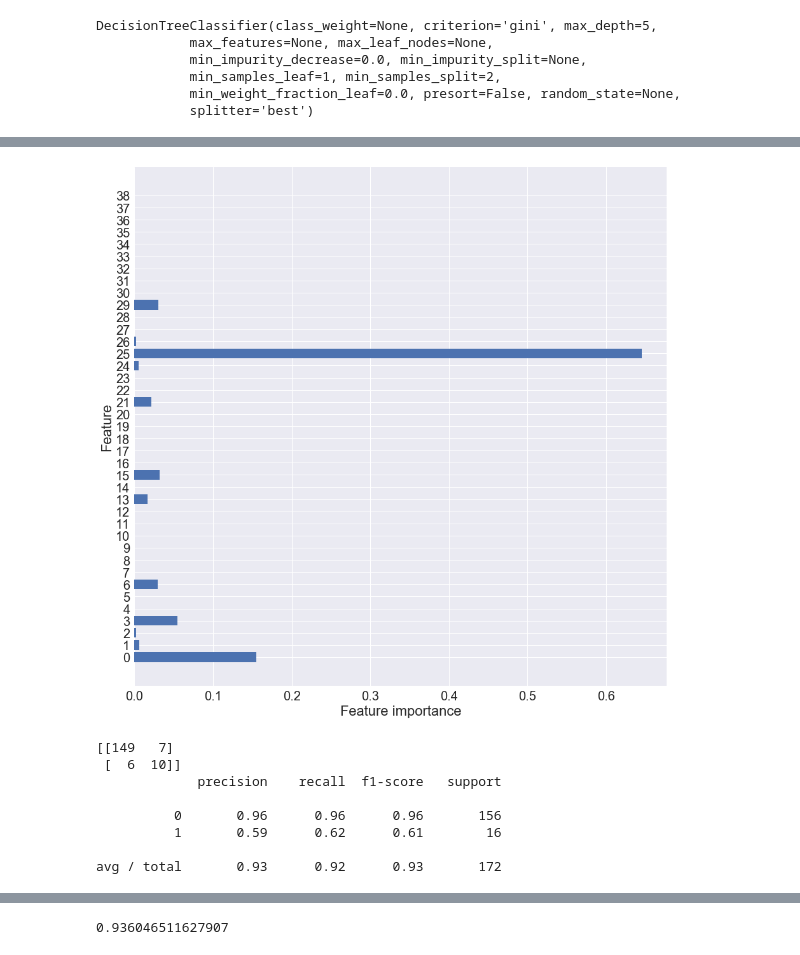
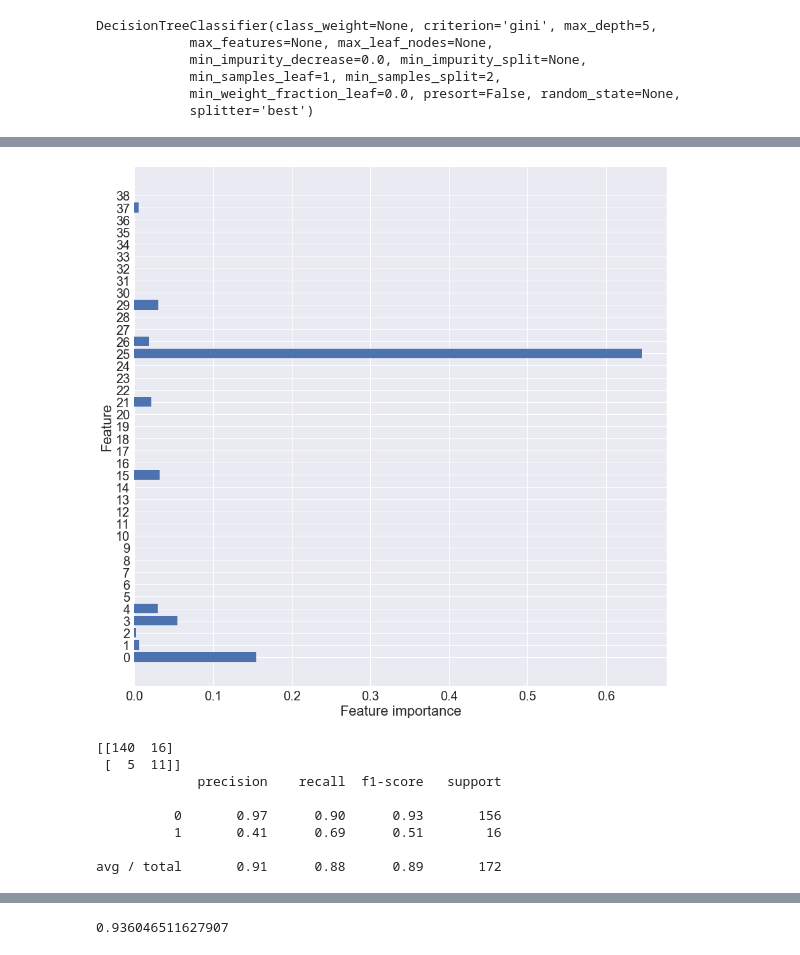
Before and after one commit to giorosati/dsc-3-final-project-online-ds-pt-100118, a Jupyter notebook: student.ipynb, the cells around one changed output, grey strips where cells are left out. Drawn from its saved outputs; the diff is of its cells as text; code cells hidden in the pictures.

Commit message:
standardize before train/test split

```diff
--- a/student.ipynb
+++ b/student.ipynb
@@ -764,11 +777,7 @@ Name: Biopsy, dtype: int64
 # %%
 # standardize the continuous factors
 
-from sklearn import preprocessing
 minmax_scale = preprocessing.MinMaxScaler(feature_range=(0, 1))
 
-X_scaled = minmax_scale.fit_transform(X)
+X_train_scaled = minmax_scale.fit_transform(X_train)
+X_test_scaled = minmax_scale.fit_transform(X_test)
-# %%
-# create 80/20 train/test split
-
-X_train, X_test, y_train, y_test = train_test_split(X_scaled, y, test_size=0.20, random_state= 10)
@@ -783,6 +796,6 @@ X_test.shape
 # %%
 tree_clf = DecisionTreeClassifier(criterion = "gini", max_depth = 5)
-tree_clf.fit(X_train, y_train)
+tree_clf.fit(X_train_scaled, y_train)
 # %% [output]
 DecisionTreeClassifier(class_weight=None, criterion='gini', max_depth=5,
             max_features=None, max_leaf_nodes=None,
@@ -804,30 +817,30 @@ array([0.15497967, 0.006258  , 0.0021905 , 0.05426477, 0.        ,
 # %%
-X_train = pd.DataFrame(X_train)
+X_train_scaled = pd.DataFrame(X_train_scaled)
 # %%
 def plot_feature_importances(model):
-    n_features = X_train.shape[1]
+    n_features = X_train_scaled.shape[1]
     plt.figure(figsize=(15,15))
     plt.barh(range(n_features), model.feature_importances_, align='center')
-    plt.yticks(np.arange(n_features), X_train.columns)
+    plt.yticks(np.arange(n_features), X_train_scaled.columns)
     plt.xlabel("Feature importance")
     plt.ylabel("Feature")
 
 plot_feature_importances(tree_clf)
 # %% [output]
-[figure, old version]
+[figure, new version]
 # %%
-pred = tree_clf.predict(X_test)
+pred = tree_clf.predict(X_test_scaled)
 print(confusion_matrix(y_test, pred))
 print(classification_report(y_test, pred))
 # %% [output]
-[[149   7]
- [  6  10]]
+[[140  16]
+ [  5  11]]
              precision    recall  f1-score   support
 
-          0       0.96      0.96      0.96       156
-          1       0.59      0.62      0.61        16
+          0       0.97      0.90      0.93       156
+          1       0.41      0.69      0.51        16
 
-avg / total       0.93      0.92      0.93       172
+avg / total       0.91      0.88      0.89       172
 # %%
 print("Testing Accuracy for Decision Tree Classifier: {:.4}%".format(accuracy_score(y_test, pred) * 100))
 # %% [output]
```
Also changed, not shown: parts of 17 cells of this notebook.
